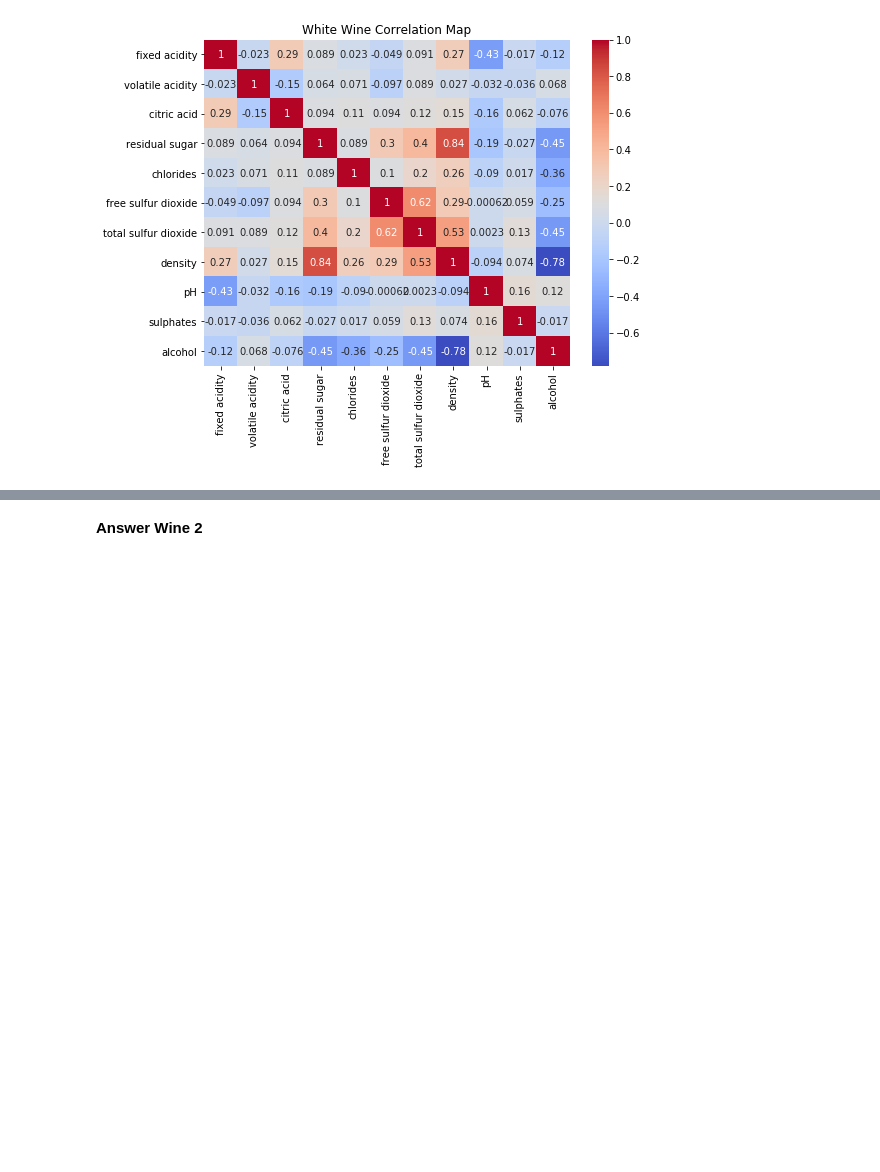
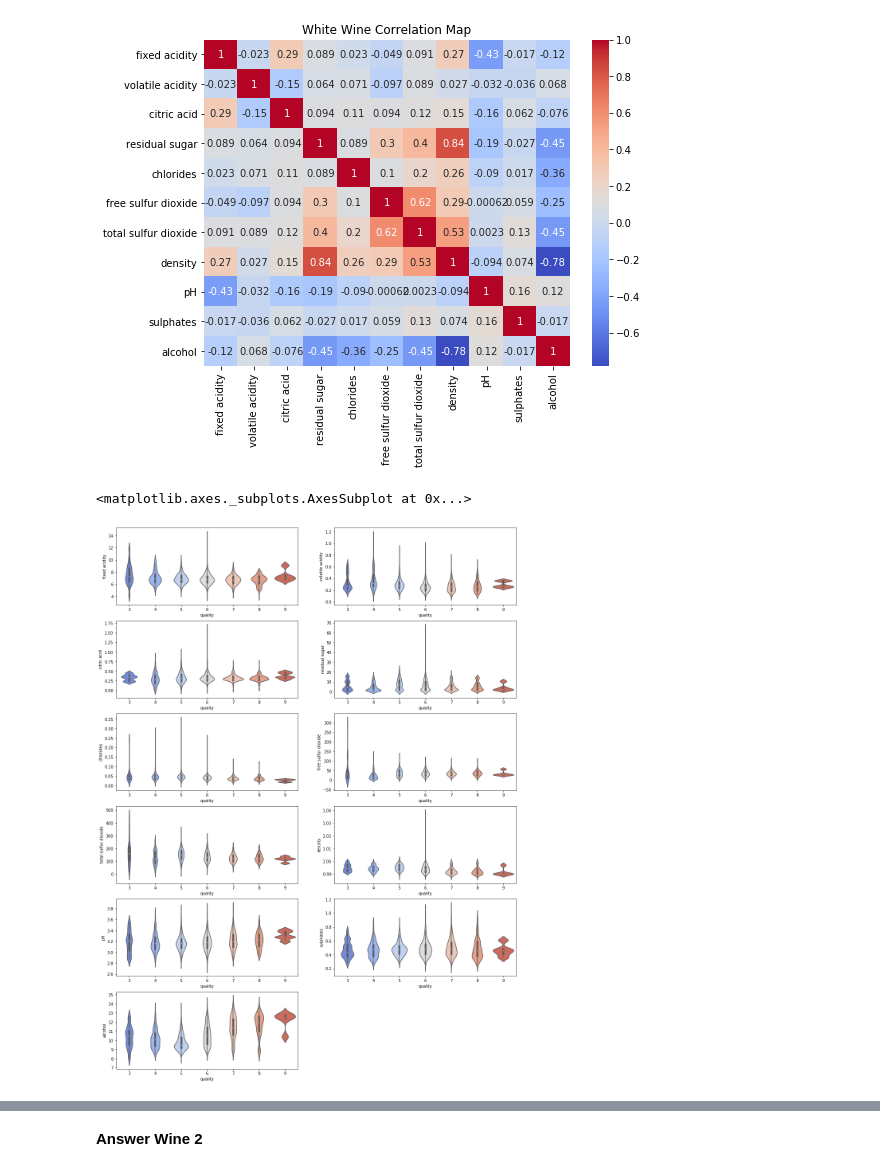
Before and after one commit to Inceptix/CIS-3715, a Jupyter notebook: Lab5/CIS3715 (Temple - Spring 2020) Lab5.ipynb, the cells around one changed output, grey strips where cells are left out. Saved outputs shown, nothing was run; the diff lists cells and outputs as text; code cells hidden in the pictures; blank space fills up the shorter version.

```diff
--- a/Lab5/CIS3715 (Temple - Spring 2020) Lab5.ipynb
+++ b/Lab5/CIS3715 (Temple - Spring 2020) Lab5.ipynb
@@ -315,3 +318,31 @@ sns.heatmap(whiteWine.corr(), annot=True, cmap='coolwarm')
 # %% [output]
 <matplotlib.axes._subplots.AxesSubplot at 0x...>
 [figure]
+# %%
+#Let's try looking at each of the columns against quality
+plt.figure(figsize=(18,25))
+plt.subplot(6,2,1)
+sns.violinplot(x='quality', y='fixed acidity', data=whiteWine, palette='coolwarm',  split=True, bw=0.3)
+plt.subplot(6,2,2)
+sns.violinplot(x='quality', y='volatile acidity', data=whiteWine, palette='coolwarm',  split=True, bw=0.3)
+plt.subplot(6,2,3)
+sns.violinplot(x='quality', y='citric acid', data=whiteWine, palette='coolwarm',  split=True, bw=0.3)
+plt.subplot(6,2,4)
+sns.violinplot(x='quality', y='residual sugar', data=whiteWine, palette='coolwarm',  split=True, bw=0.3)
+plt.subplot(6,2,5)
+sns.violinplot(x='quality', y='chlorides', data=whiteWine, palette='coolwarm',  split=True, bw=0.3)
+plt.subplot(6,2,6)
+sns.violinplot(x='quality', y='free sulfur dioxide', data=whiteWine, palette='coolwarm',  split=True, bw=0.3)
+plt.subplot(6,2,7)
+sns.violinplot(x='quality', y='total sulfur dioxide', data=whiteWine, palette='coolwarm',  split=True, bw=0.3)
+plt.subplot(6,2,8)
+sns.violinplot(x='quality', y='density', data=whiteWine, palette='coolwarm',  split=True, bw=0.3)
+plt.subplot(6,2,9)
+sns.violinplot(x='quality', y='pH', data=whiteWine, palette='coolwarm',  split=True, bw=0.3)
+plt.subplot(6,2,10)
+sns.violinplot(x='quality', y='sulphates', data=whiteWine, palette='coolwarm',  split=True, bw=0.3)
+plt.subplot(6,2,11)
+sns.violinplot(x='quality', y='alcohol', data=whiteWine, palette='coolwarm',  split=True, bw=0.3)
+# %% [output]
+<matplotlib.axes._subplots.AxesSubplot at 0x...>
+[figure, added]
```
Also changed, not shown: parts of 14 cells of this notebook, 1 other file.
